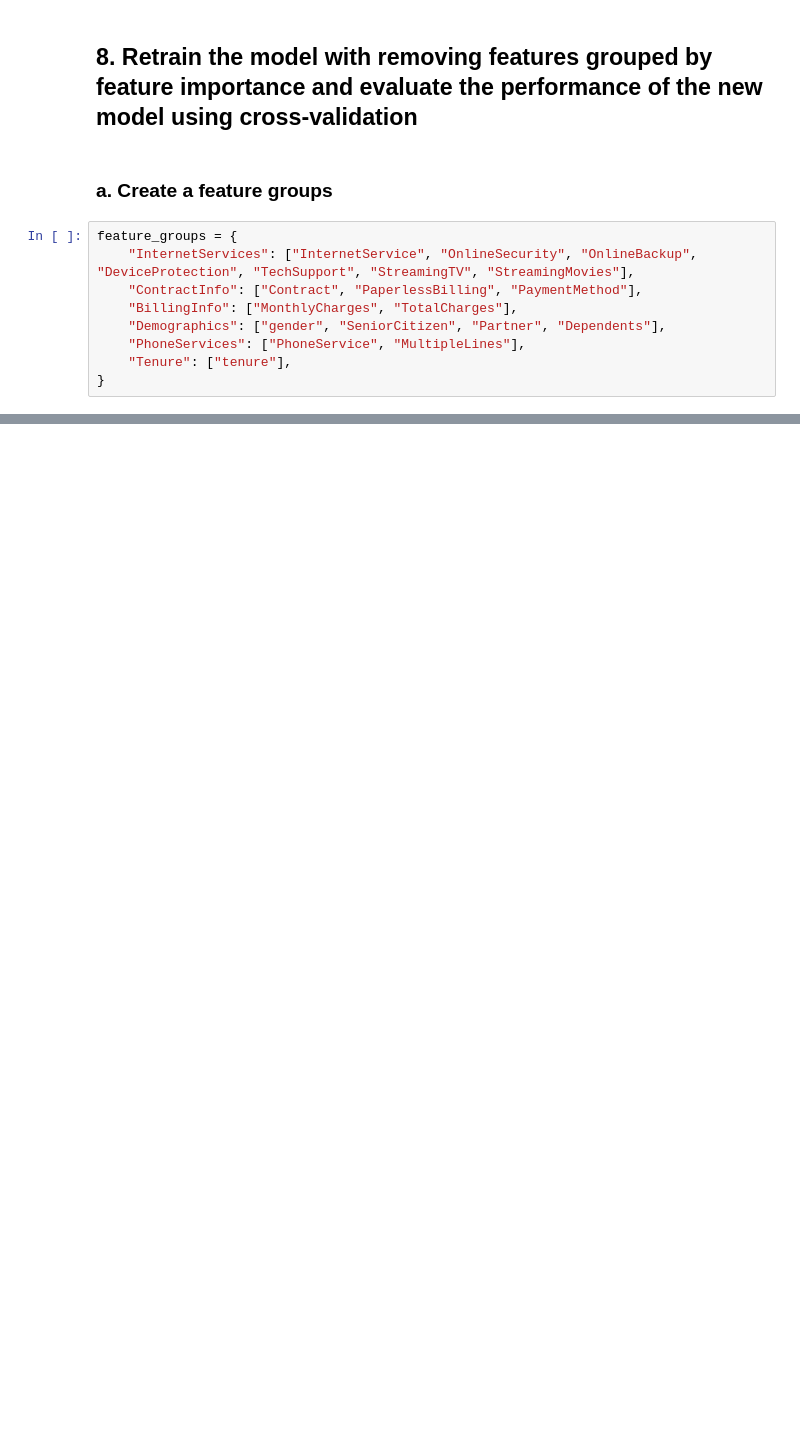
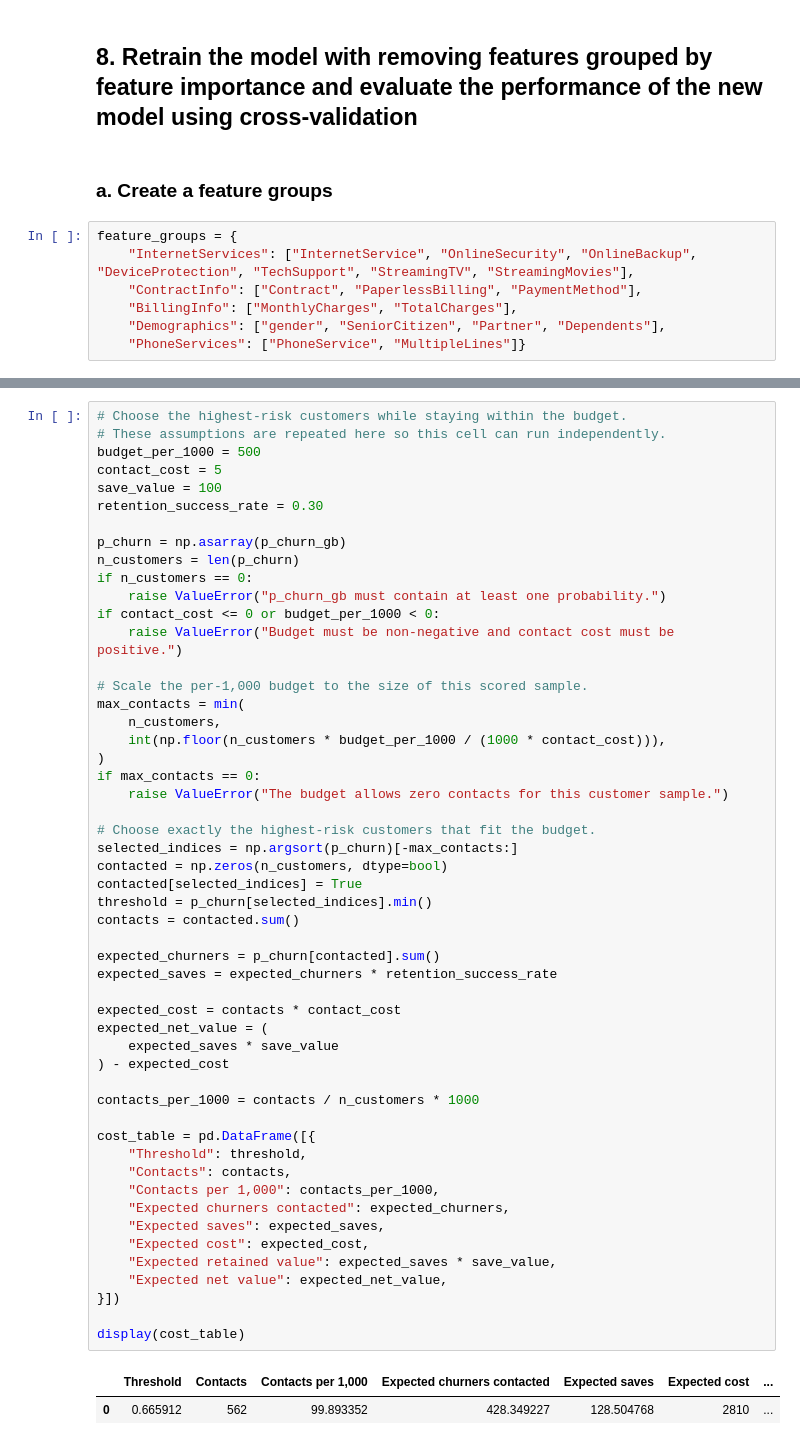
Before and after one commit to PhanChung09/Customer-Churn-Analysis, a Jupyter notebook: Customer Churn_Phan_Correction.ipynb, the cells around one changed output, grey strips where cells are left out. Saved outputs shown, nothing was run; the diff lists cells and outputs as text; blank space fills up the shorter version.

```diff
--- a/Customer Churn_Phan_Correction.ipynb
+++ b/Customer Churn_Phan_Correction.ipynb
@@ -519,7 +655,5 @@ feature_groups = {
     "ContractInfo": ["Contract", "PaperlessBilling", "PaymentMethod"],
     "BillingInfo": ["MonthlyCharges", "TotalCharges"],
     "Demographics": ["gender", "SeniorCitizen", "Partner", "Dependents"],
-    "PhoneServices": ["PhoneService", "MultipleLines"],
-    "Tenure": ["tenure"],
-}
+    "PhoneServices": ["PhoneService", "MultipleLines"]}
 # %% [markdown]
@@ -633,0 +887,55 @@ display(ablation_results)
+# %%
+# Choose the highest-risk customers while staying within the budget.
+# These assumptions are repeated here so this cell can run independently.
+budget_per_1000 = 500
+contact_cost = 5
+save_value = 100
+retention_success_rate = 0.30
+
+p_churn = np.asarray(p_churn_gb)
+n_customers = len(p_churn)
+if n_customers == 0:
+    raise ValueError("p_churn_gb must contain at least one probability.")
+if contact_cost <= 0 or budget_per_1000 < 0:
+    raise ValueError("Budget must be non-negative and contact cost must be positive.")
+
+# Scale the per-1,000 budget to the size of this scored sample.
+max_contacts = min(
+    n_customers,
+    int(np.floor(n_customers * budget_per_1000 / (1000 * contact_cost))),
+)
+if max_contacts == 0:
+    raise ValueError("The budget allows zero contacts for this customer sample.")
+
+# Choose exactly the highest-risk customers that fit the budget.
+selected_indices = np.argsort(p_churn)[-max_contacts:]
+contacted = np.zeros(n_customers, dtype=bool)
+contacted[selected_indices] = True
+threshold = p_churn[selected_indices].min()
+contacts = contacted.sum()
+
+expected_churners = p_churn[contacted].sum()
+expected_saves = expected_churners * retention_success_rate
+
+expected_cost = contacts * contact_cost
+expected_net_value = (
+    expected_saves * save_value
+) - expected_cost
+
+contacts_per_1000 = contacts / n_customers * 1000
+
+cost_table = pd.DataFrame([{
+    "Threshold": threshold,
+    "Contacts": contacts,
+    "Contacts per 1,000": contacts_per_1000,
+    "Expected churners contacted": expected_churners,
+    "Expected saves": expected_saves,
+    "Expected cost": expected_cost,
+    "Expected retained value": expected_saves * save_value,
+    "Expected net value": expected_net_value,
+}])
+
+display(cost_table)
+# %% [output]
+|  | Threshold | Contacts | Contacts per 1,000 | Expected churners contacted | Expected saves | Expected cost | ... |
+| 0 | 0.665912 | 562 | 99.893352 | 428.349227 | 128.504768 | 2810 | ... |
```
Also changed, not shown: parts of 21 cells of this notebook, 1 other file.
